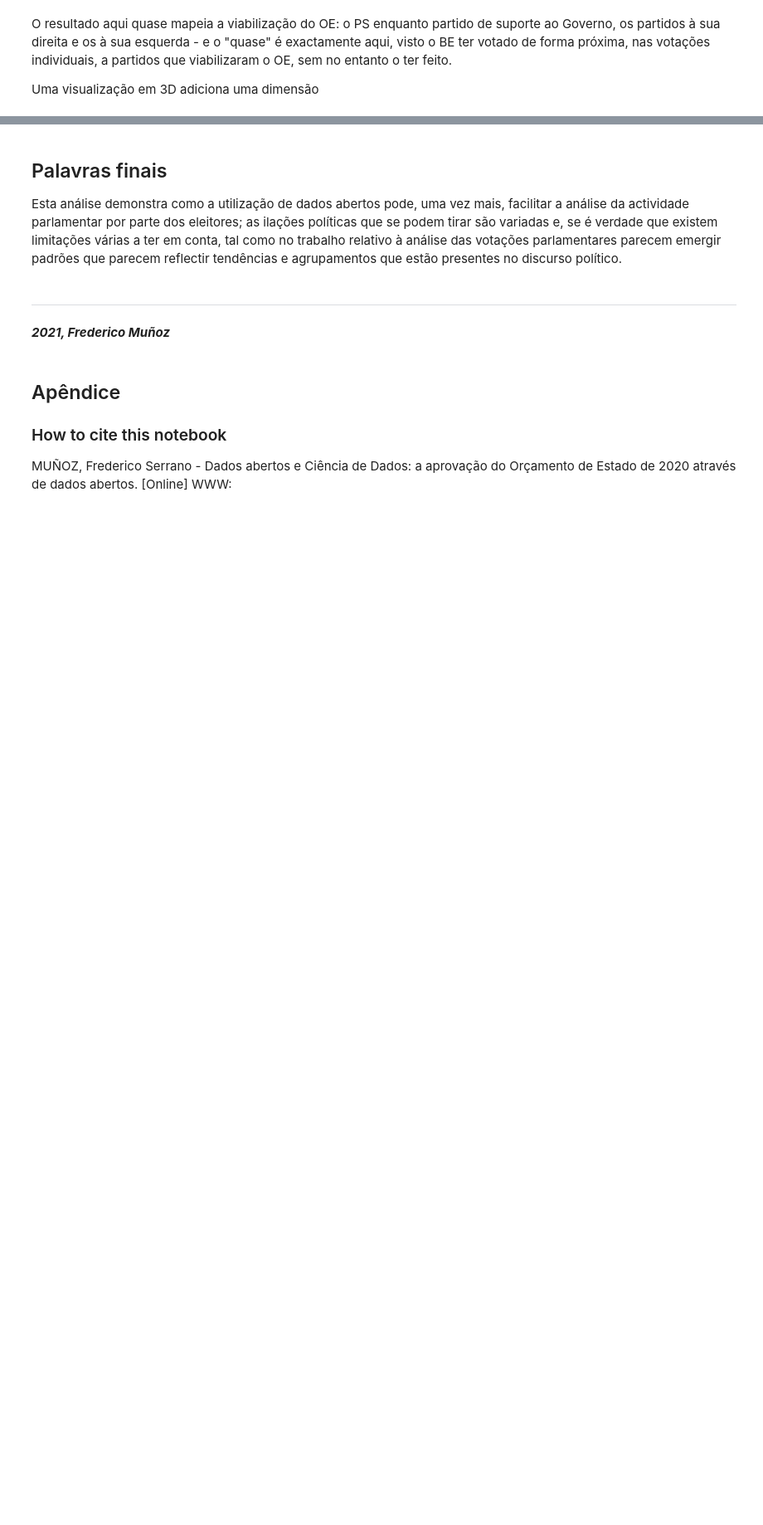
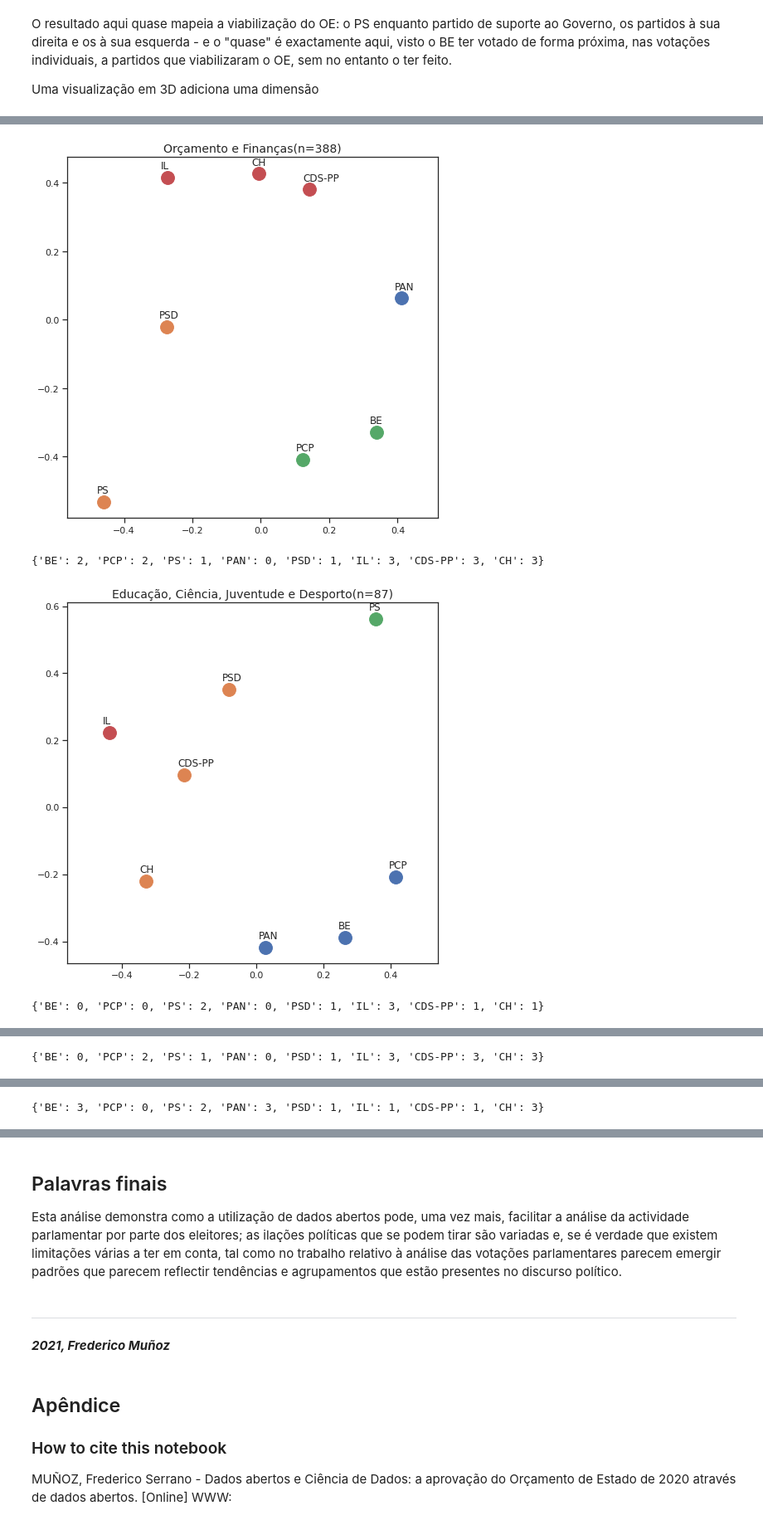
Before and after one commit to fsmunoz/pt-act-parlamentar, a Jupyter notebook: OE2021.ipynb, the cells around one changed output, grey strips where cells are left out. Shown at 83% size. Saved outputs shown, nothing was run; the diff lists cells and outputs as text; code cells hidden in the pictures; blank space fills up the shorter version.

Commit message:
Added per domain analysis

```diff
--- a/OE2021.ipynb
+++ b/OE2021.ipynb
@@ -648,0 +652,45 @@ plt.show()
+# %%
+
+for area in oe_df["Domain"].unique():
+    varea=oe_dfr[oe_dfr["Domain"] == area]
+
+    avotes_hm = varea[['BE', 'PCP' , 'PS', 'PAN', 'PSD','IL','CDS-PP','CH']]
+    avotes_hmn = avotes_hm.replace(["Favor", "Contra", "Abstenção", "Ausente"], [1,-1,0,0]).fillna(0)
+
+    avotes_t = avotes_hmn.transpose()
+    apwdist = pdist(avotes_t, metric='euclidean')
+
+    adistmat = pd.DataFrame(
+        squareform(apwdist), # pass a symmetric distance matrix
+        columns = avotes_t.index,
+        index = avotes_t.index)
+    adistmat_mm=((adistmat-adistmat.min().min())/(adistmat.max().max()-adistmat.min().min()))*1
+
+    aaffinmat_mm = pd.DataFrame(1-adistmat_mm, adistmat.index, adistmat.columns)
+
+    asc = SpectralClustering(4, affinity="precomputed",random_state=2020).fit_predict(aaffinmat_mm)
+    asc_dict = dict(zip(adistmat,asc))
+
+    amds = MDS(n_components=2, dissimilarity='precomputed',random_state=2020, n_init=100, max_iter=1000)
+    aresults = amds.fit(adistmat_mm.values)
+    acoords = aresults.embedding_
+
+    sns.set()
+    sns.set_style("ticks")
+
+    fig, ax = plt.subplots(figsize=(8,8))
+
+    plt.title(area + "(n=" + str(avotes_hmn.shape[0]) +  ")", fontsize=14)
+
+    for label, x, y in zip(adistmat_mm.columns, acoords[:, 0], acoords[:, 1]):
+        ax.scatter(x, y, c = "C"+str(asc_dict[label]), s=250)
+        #ax.scatter(x, y, s=250)
+        ax.axis('equal')
+        ax.annotate(label,xy = (x-0.02, y+0.025))
+    plt.show()
+    print(asc_dict)
+# %% [output]
+[figure, added]
+{'BE': 2, 'PCP': 2, 'PS': 1, 'PAN': 0, 'PSD': 1, 'IL': 3, 'CDS-PP': 3, 'CH': 3}
+[figure, added]
+{'BE': 0, 'PCP': 0, 'PS': 2, 'PAN': 0, 'PSD': 1, 'IL': 3, 'CDS-PP': 1, 'CH': 1}
@@ -648,0 +698 @@ plt.show()
+{'BE': 0, 'PCP': 2, 'PS': 1, 'PAN': 0, 'PSD': 1, 'IL': 3, 'CDS-PP': 3, 'CH': 3}
@@ -648,0 +700 @@ plt.show()
+{'BE': 3, 'PCP': 0, 'PS': 2, 'PAN': 3, 'PSD': 1, 'IL': 1, 'CDS-PP': 1, 'CH': 3}
```
Also changed, not shown: parts of 6 cells of this notebook.
